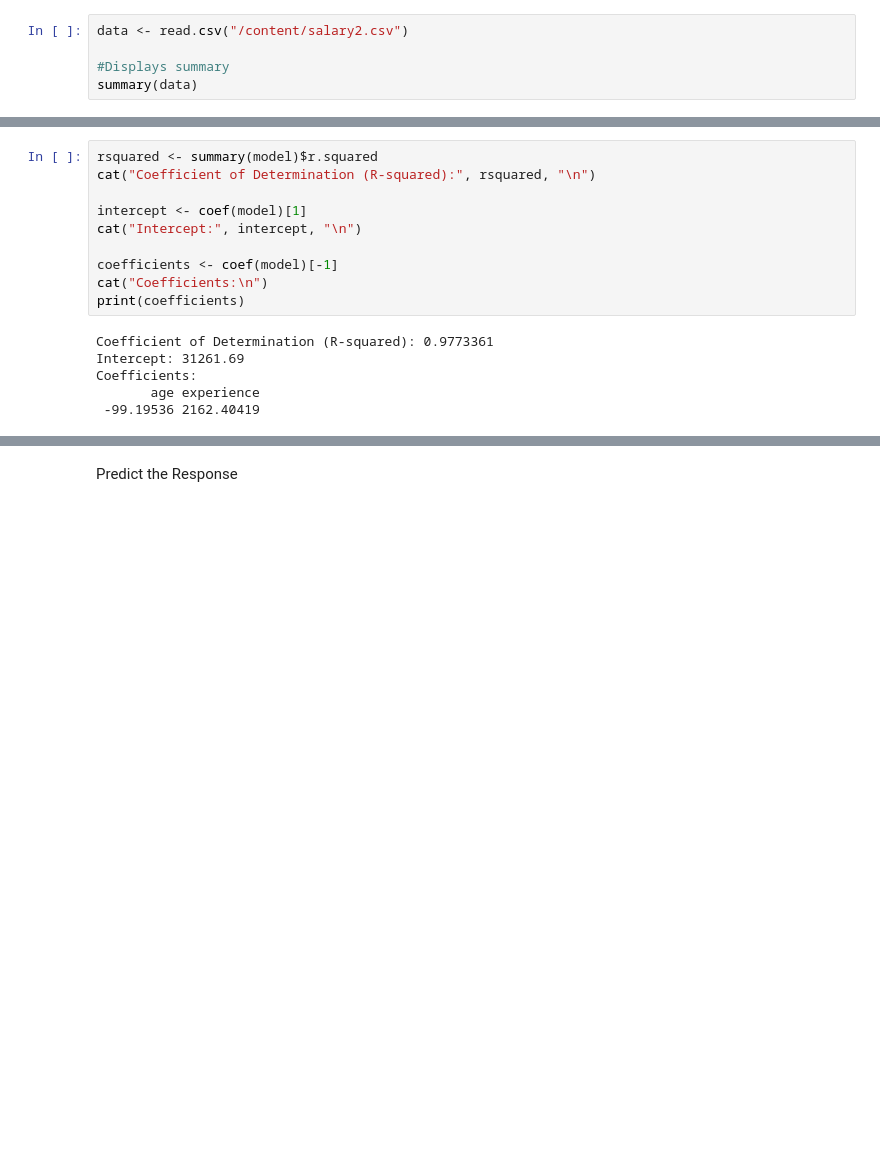
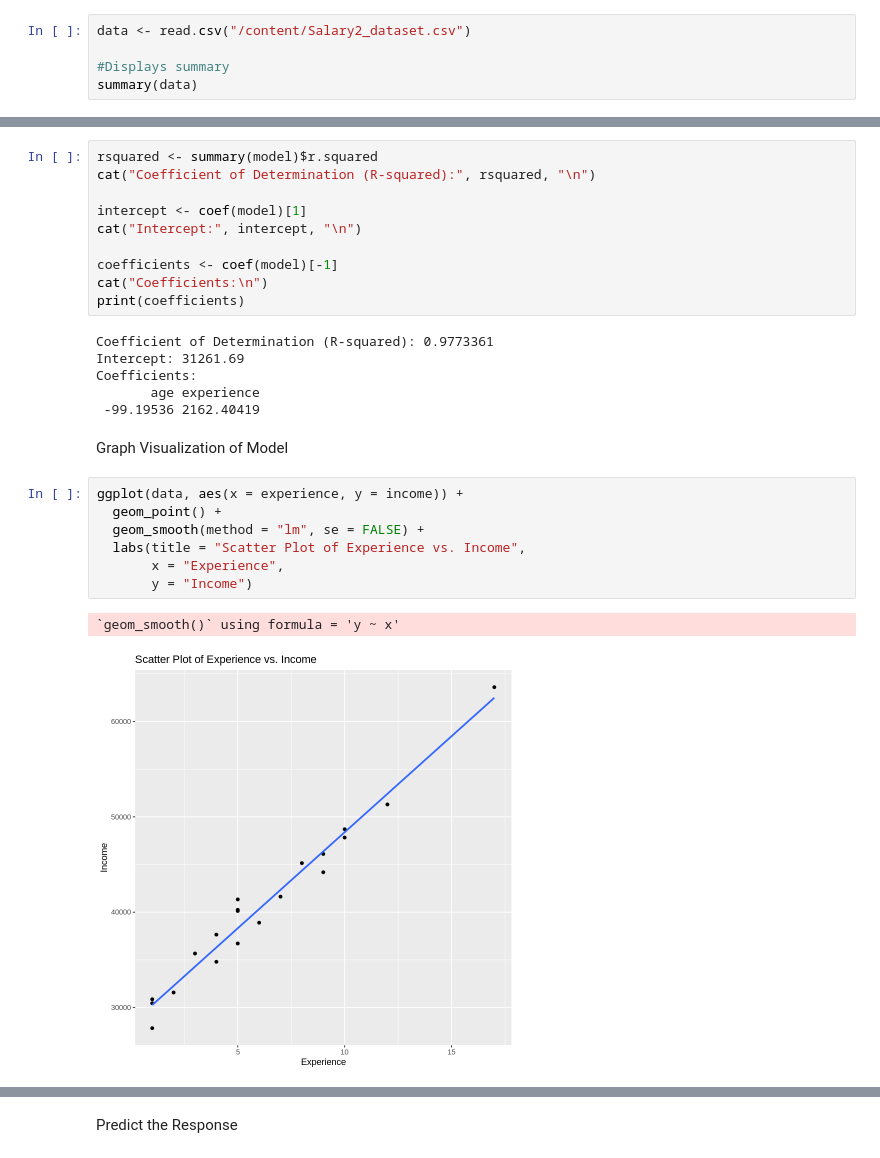
Before and after one commit to Mtiwari27/DAV_62, a Jupyter notebook: DAV_Exp3B.ipynb, the cells around one changed output, grey strips where cells are left out. Saved outputs shown, nothing was run; the diff lists cells and outputs as text; blank space fills up the shorter version.

```diff
--- a/DAV_Exp3B.ipynb
+++ b/DAV_Exp3B.ipynb
@@ -37,7 +65,7 @@ Installing package into ‘/usr/local/lib/R/site-library’
 # %% [markdown]
 Loading the dataset and Displaying its summary:
 # %%
-data <- read.csv("/content/salary2.csv")
+data <- read.csv("/content/Salary2_dataset.csv")
 
 #Displays summary
 summary(data)
@@ -73,3 +101,15 @@ Intercept: 31261.69
 Coefficients:
        age experience
  -99.19536 2162.40419
+# %% [markdown]
+Graph Visualization of Model
+# %%
+ggplot(data, aes(x = experience, y = income)) +
+  geom_point() +
+  geom_smooth(method = "lm", se = FALSE) +
+  labs(title = "Scatter Plot of Experience vs. Income",
+       x = "Experience",
+       y = "Income")
+# %% [output]
+`geom_smooth()` using formula = 'y ~ x'
+[figure, added]
```
Also changed, not shown: parts of 6 cells of this notebook.
